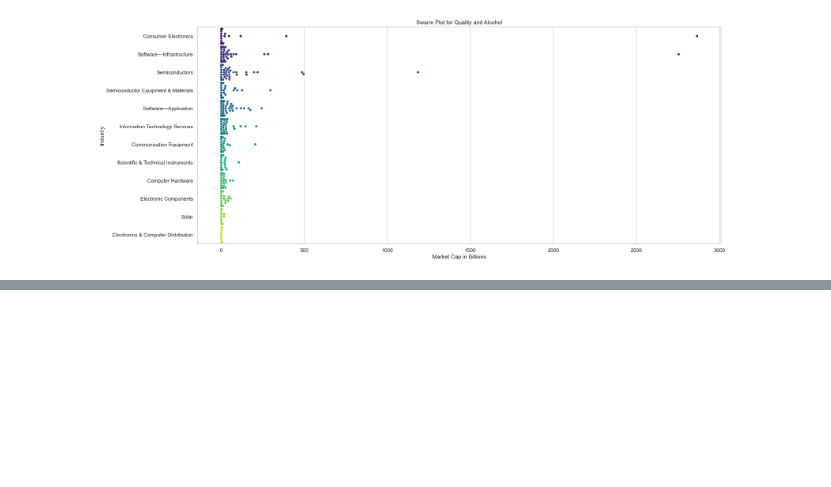
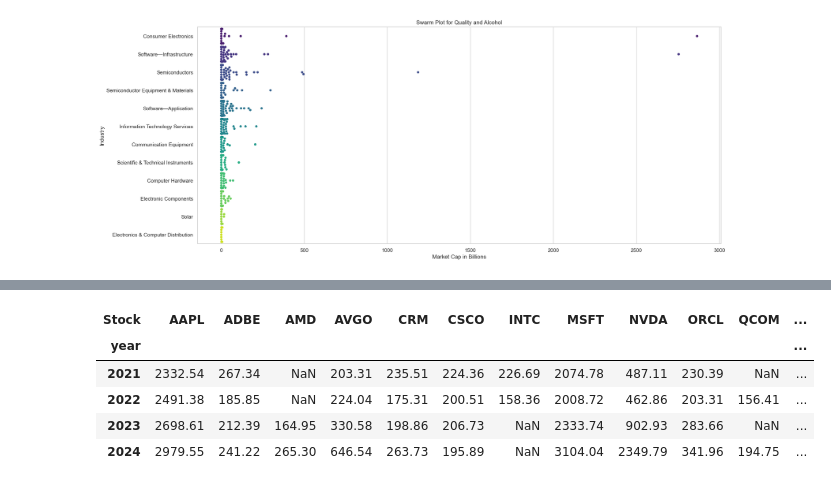
Before and after one commit to SuperDataScience-Community-Projects/SDS-CP010-tech-companies-analysis, a Jupyter notebook: notebooks/prasad-gvs/prasad_notebook.ipynb, the cells around one changed output, grey strips where cells are left out. Cells and saved outputs as stored; diff of their text form; code cells hidden in the pictures; blank space fills up the shorter version.

```diff
--- a/notebooks/prasad-gvs/prasad_notebook.ipynb
+++ b/notebooks/prasad-gvs/prasad_notebook.ipynb
@@ -383,0 +650,10 @@ plt.show()
+# %%
+pivot_df_yr_companies = grouped_top10_yr_companies.pivot(index='year', columns='Stock', values='marketcap_in_billions')
+pivot_df_yr_companies
+# %% [output]
+| Stock | AAPL | ADBE | AMD | AVGO | CRM | CSCO | INTC | MSFT | NVDA | ORCL | QCOM | ... |
+| year |  |  |  |  |  |  |  |  |  |  |  | ... |
+| 2021 | 2332.54 | 267.34 | NaN | 203.31 | 235.51 | 224.36 | 226.69 | 2074.78 | 487.11 | 230.39 | NaN | ... |
+| 2022 | 2491.38 | 185.85 | NaN | 224.04 | 175.31 | 200.51 | 158.36 | 2008.72 | 462.86 | 203.31 | 156.41 | ... |
+| 2023 | 2698.61 | 212.39 | 164.95 | 330.58 | 198.86 | 206.73 | NaN | 2333.74 | 902.93 | 283.66 | NaN | ... |
+| 2024 | 2979.55 | 241.22 | 265.30 | 646.54 | 263.73 | 195.89 | NaN | 3104.04 | 2349.79 | 341.96 | 194.75 | ... |
```
Also changed, not shown: parts of 38 cells of this notebook, 1 other file.
